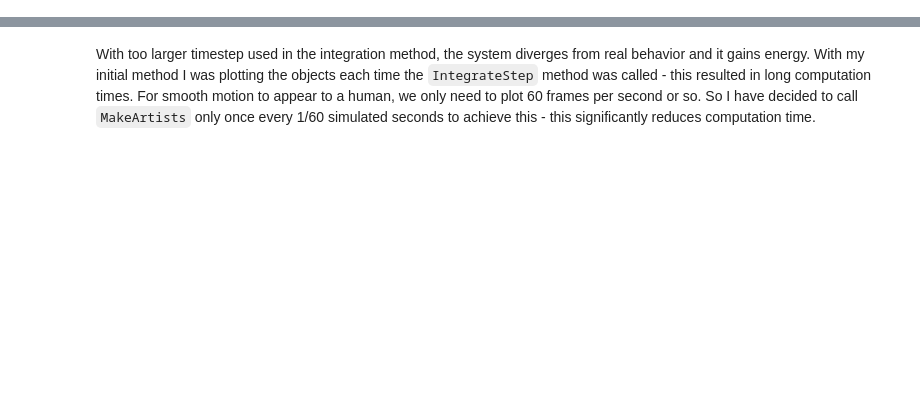
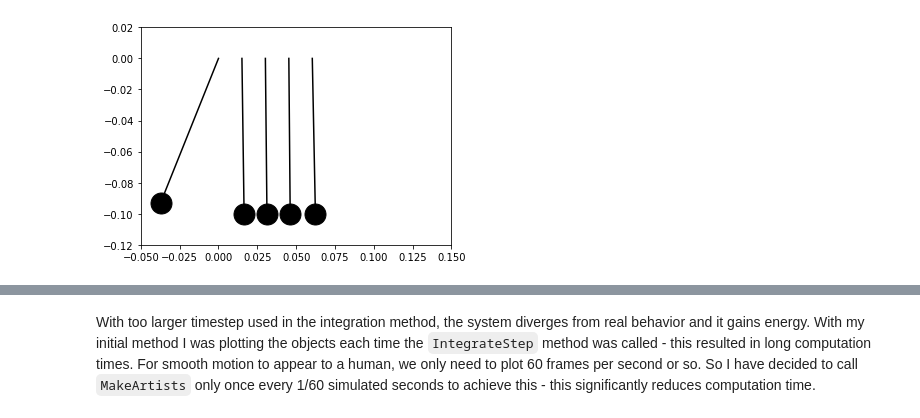
Before and after one commit to lachstr/cradle, a Jupyter notebook: Notebook.ipynb, the cells around one changed output, grey strips where cells are left out. Saved outputs shown, nothing was run; the diff lists cells and outputs as text; code cells hidden in the pictures; blank space fills up the shorter version.

Commit message:
working 5 pends

```diff
--- a/Notebook.ipynb
+++ b/Notebook.ipynb
@@ -76,26 +92,31 @@ from matplotlib import animation
 from IPython.display import HTML
 from numpy import arange
 
-def plot_physics(timeinterval):
-    t_step = 0.001
+def plot_physics(timeinterval, pendParams):
+    t_step = 0.00002
     t_domain = arange(0, timeinterval, t_step)
     last_frame = 0
     frame_length = 1/60
 
-    cradle = Cradle(2)
+    cradle = Cradle(pendParams)
 
     fig = plt.figure()
     ax = fig.add_subplot(111)
     ax.set_aspect(aspect=1)
 
     plt.ylim((-0.12, 0.02))
-    plt.xlim((-.1, 0.1))
+    plt.xlim((-.05, 0.15))
 
     ## initialise environment
 
     object_instances = []
+
+    last_collision = 0
+
     for t in t_domain:
-
+        if t - last_collision > t_step:
+            cradle.ElectrostaticRepulsion()
+            last_collision = t
 
         for pend in cradle.pendulums:
             pend.IntegrateStep(t_step)
@@ -107,6 +128,6 @@ def plot_physics(timeinterval):
             object_instances.append(objects)
             last_frame = t
 
-    ani = animation.ArtistAnimation(fig, object_instances, interval=frame_length*1000, repeat_delay=1)
+    ani = animation.ArtistAnimation(fig, object_instances, interval=frame_length*1000*1.2)
 
     return HTML(ani.to_html5_video())
@@ -117,0 +134,9 @@ plot_physics(5)
+# %%
+pendParams = [(0, 0, 0),
+              (0.0151, 0, 0),
+              (0.0302, 0, 0),
+              (0.0453, 0, 0),
+              (0.0604, 0.5, 0)]
+
+plot_physics(10, pendParams)
+# %% [output]
@@ -117,0 +144 @@ plot_physics(5)
+[figure, added]
```
Also changed, not shown: parts of 11 cells of this notebook, 1 other file.
